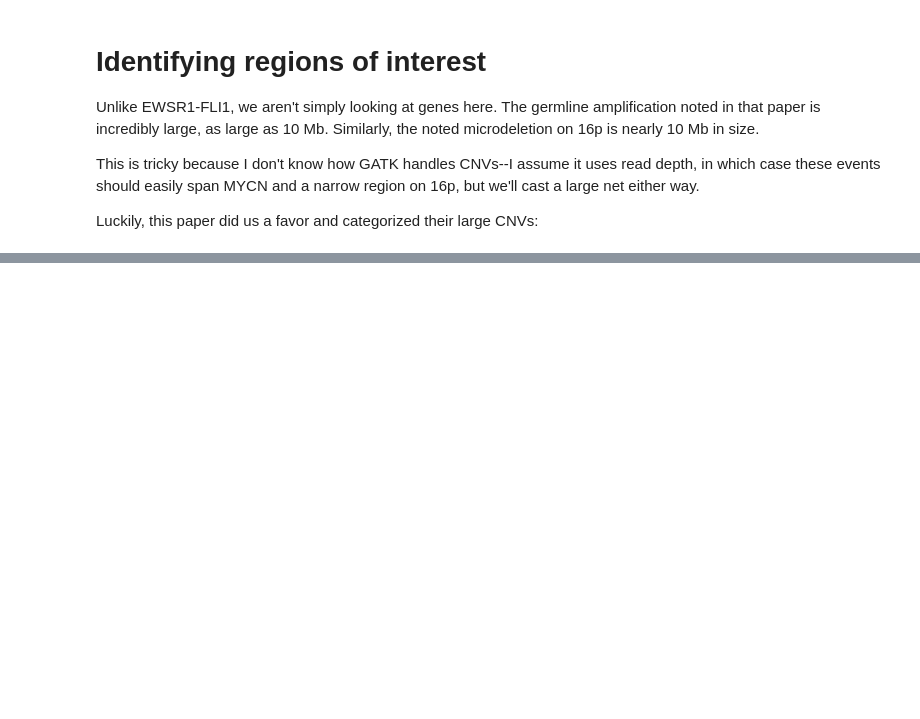
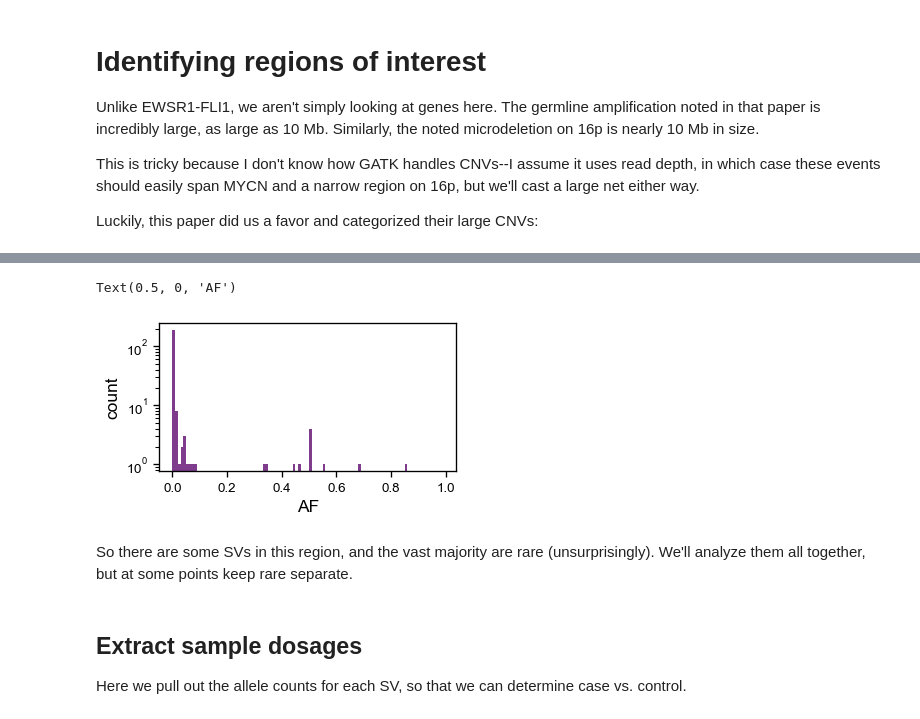
Before and after one commit to vanallenlab/ped_germline_SV, a Jupyter notebook: jett_analysis/pgsvs-mycn-16pdel-neuroblastoma.ipynb, the cells around one changed output, grey strips where cells are left out. Saved outputs shown, nothing was run; the diff lists cells and outputs as text; code cells hidden in the pictures; blank space fills up the shorter version.

```diff
--- a/jett_analysis/pgsvs-mycn-16pdel-neuroblastoma.ipynb
+++ b/jett_analysis/pgsvs-mycn-16pdel-neuroblastoma.ipynb
@@ -100,0 +129,10 @@ large_nb_cnvs[large_nb_cnvs['Region'].str.contains('chr16') & (large_nb_cnvs['Cy
+# %%
+genes = {
+    "MYCN": ["chr2", 15940550, 15947007],
+    "16pmicrodel": ["chr16", 29518601, 30259618],
+}
+
+gene_locs = pd.DataFrame.from_dict(
+    genes, orient="index", columns=["chrom", "start", "end"]
+)
+gene_locs["gene"] = genes.keys()
@@ -127,0 +286,5 @@ svs_in_regions.columns = ["chrom", "start", "end", "name", "gene"]
+# %%
+# keep the gene names
+svs_in_regions_names = pd.concat(
+    [svs_in_regions[["name", "gene"]], complex_svs_in_regions[["name", "gene"]]]
+)
@@ -127,0 +313,10 @@ svs_in_regions.columns = ["chrom", "start", "end", "name", "gene"]
+# %%
+# subset
+subset_svs = svs.set_index("name").loc[svs_in_regions_names["name"]].reset_index()
+subset_svs.insert(0, "gene", svs_in_regions_names["gene"].values)
+
+# how many are PASS?
+print(subset_svs["FILTER"].value_counts())
+
+# and how many are rare?
+print("\nRare:\n", (subset_svs["AF"] < 0.01).value_counts())
@@ -127,0 +339,14 @@ svs_in_regions.columns = ["chrom", "start", "end", "name", "gene"]
+# %%
+# only include SVs that pass the FILTER, are rare, and are in our dosage matrix
+svs_to_keep = subset_svs[
+    (
+        (subset_svs["FILTER"] == "PASS")
+        & (subset_svs["name"].isin(dosages["ID"].to_list()))
+        & (~subset_svs["EVIDENCE"].isin(["BAF,RD", "RD"]))
+        & (~(subset_svs["ALGORITHMS"] == "depth"))
+    )
+].copy()
+
+svs_to_keep["rare"] = svs_to_keep["AF"] < 0.01
+
+svs_to_keep.shape
@@ -127,0 +367,15 @@ svs_in_regions.columns = ["chrom", "start", "end", "name", "gene"]
+# %%
+fig, ax = plt.subplots(1, figsize=(4, 2))
+plt.hist(svs_to_keep["AF"], bins=np.arange(0, 1, 0.01))
+plt.yscale("log")
+plt.ylabel("count")
+plt.xlabel("AF")
+# %% [output]
+Text(0.5, 0, 'AF')
+[figure, added]
+# %% [markdown]
+So there are some SVs in this region, and the vast majority are rare (unsurprisingly). We'll analyze them all together, but at some points keep rare separate.
+# %% [markdown]
+## Extract sample dosages
+
+Here we pull out the allele counts for each SV, so that we can determine case vs. control.
```
Also changed, not shown: parts of 44 cells of this notebook, 4 other files.
